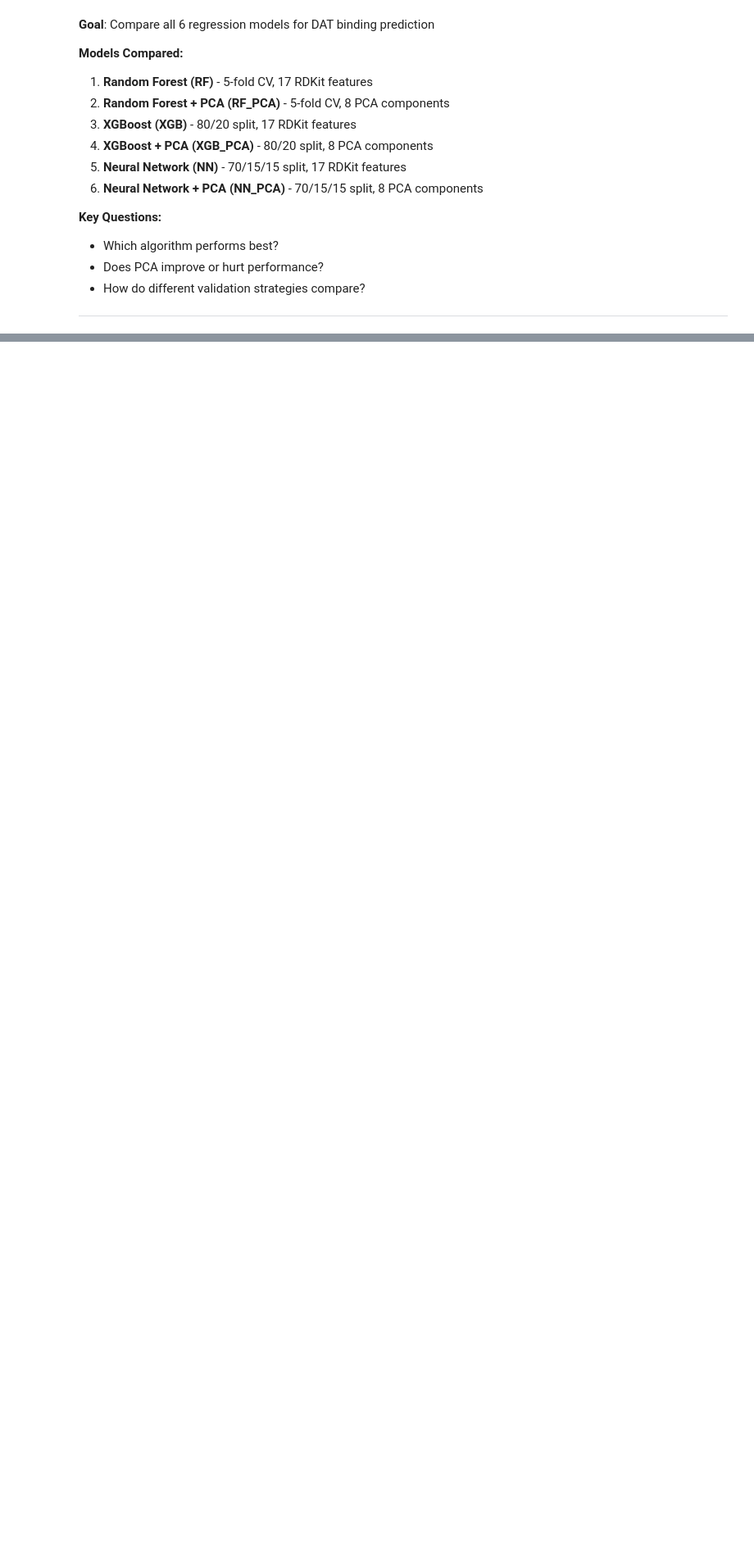
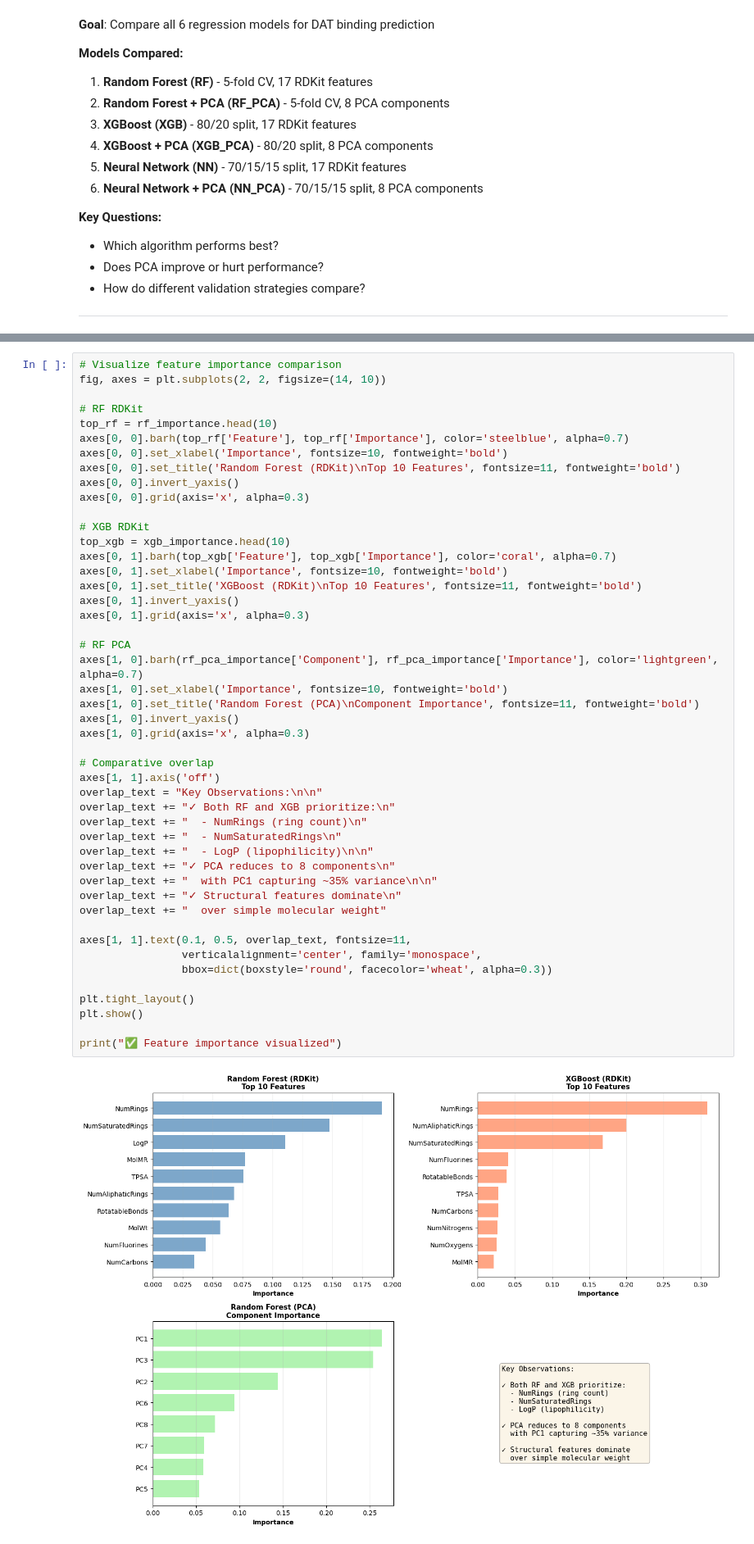
Before and after one commit to KhaledO04/University-BiomedicalMachineLearning, a Jupyter notebook: Main/modeling_all_comparison.ipynb, the cells around one changed output, grey strips where cells are left out. Shown at 82% size. Drawn from its saved outputs; the diff is of its cells as text; blank space fills up the shorter version.

```diff
--- a/Main/modeling_all_comparison.ipynb
+++ b/Main/modeling_all_comparison.ipynb
@@ -19,0 +391,49 @@
+# %%
+# Visualize feature importance comparison
+fig, axes = plt.subplots(2, 2, figsize=(14, 10))
+
+# RF RDKit
+top_rf = rf_importance.head(10)
+axes[0, 0].barh(top_rf['Feature'], top_rf['Importance'], color='steelblue', alpha=0.7)
+axes[0, 0].set_xlabel('Importance', fontsize=10, fontweight='bold')
+axes[0, 0].set_title('Random Forest (RDKit)\nTop 10 Features', fontsize=11, fontweight='bold')
+axes[0, 0].invert_yaxis()
+axes[0, 0].grid(axis='x', alpha=0.3)
+
+# XGB RDKit
+top_xgb = xgb_importance.head(10)
+axes[0, 1].barh(top_xgb['Feature'], top_xgb['Importance'], color='coral', alpha=0.7)
+axes[0, 1].set_xlabel('Importance', fontsize=10, fontweight='bold')
+axes[0, 1].set_title('XGBoost (RDKit)\nTop 10 Features', fontsize=11, fontweight='bold')
+axes[0, 1].invert_yaxis()
+axes[0, 1].grid(axis='x', alpha=0.3)
+
+# RF PCA
+axes[1, 0].barh(rf_pca_importance['Component'], rf_pca_importance['Importance'], color='lightgreen', alpha=0.7)
+axes[1, 0].set_xlabel('Importance', fontsize=10, fontweight='bold')
+axes[1, 0].set_title('Random Forest (PCA)\nComponent Importance', fontsize=11, fontweight='bold')
+axes[1, 0].invert_yaxis()
+axes[1, 0].grid(axis='x', alpha=0.3)
+
+# Comparative overlap
+axes[1, 1].axis('off')
+overlap_text = "Key Observations:\n\n"
+overlap_text += "✓ Both RF and XGB prioritize:\n"
+overlap_text += "  - NumRings (ring count)\n"
+overlap_text += "  - NumSaturatedRings\n"
+overlap_text += "  - LogP (lipophilicity)\n\n"
+overlap_text += "✓ PCA reduces to 8 components\n"
+overlap_text += "  with PC1 capturing ~35% variance\n\n"
+overlap_text += "✓ Structural features dominate\n"
+overlap_text += "  over simple molecular weight"
+
+axes[1, 1].text(0.1, 0.5, overlap_text, fontsize=11,
+                verticalalignment='center', family='monospace',
+                bbox=dict(boxstyle='round', facecolor='wheat', alpha=0.3))
+
+plt.tight_layout()
+plt.show()
+
+print("✅ Feature importance visualized")
+# %% [output]
+[figure, added]
```
Also changed, not shown: parts of 37 cells of this notebook, 8 other files.
